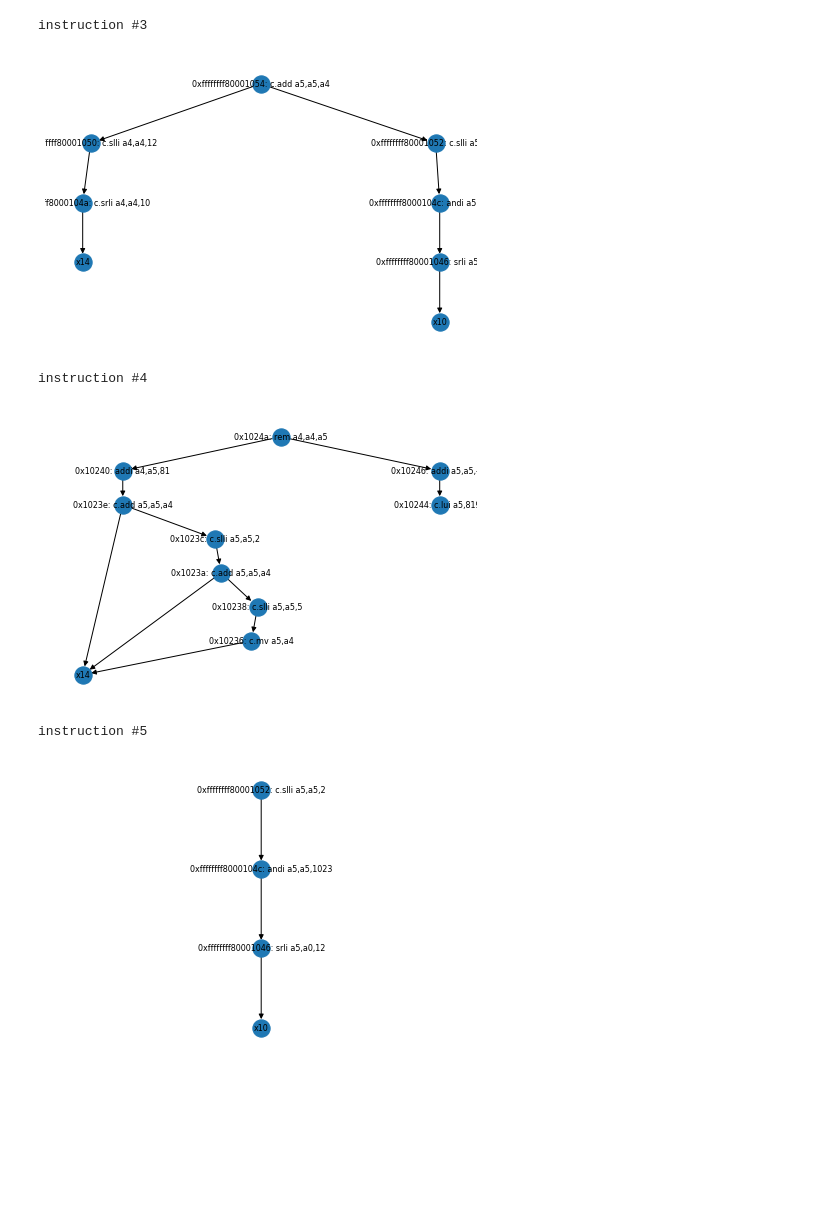
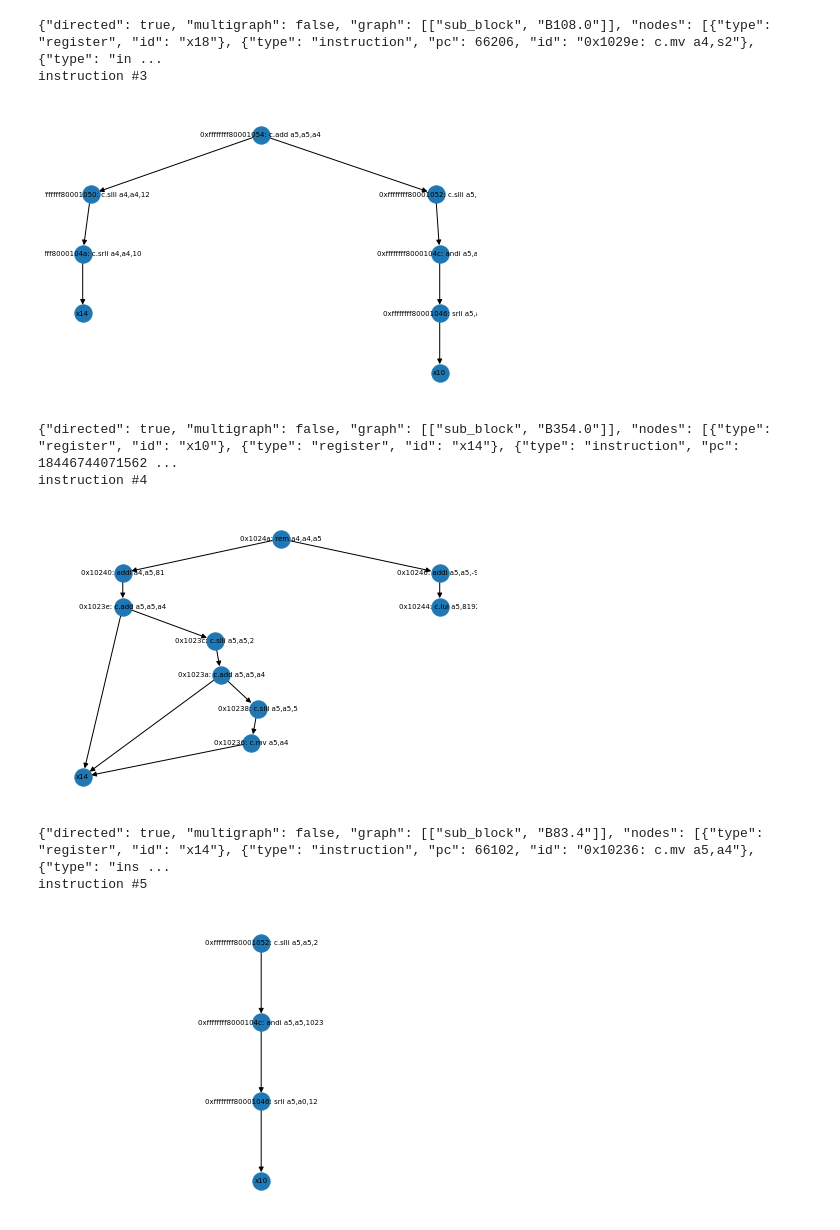
Before and after one commit to riscv-newop/riscv-newop, a Jupyter notebook: examples/top_instructions.ipynb, the cells around one changed output. Drawn from its saved outputs; the diff is of its cells as text; code cells hidden in the pictures; blank space fills up the shorter version.

Commit message:
Add JSON graph data to top_instructions

```diff
--- a/examples/top_instructions.ipynb
+++ b/examples/top_instructions.ipynb
@@ -69,14 +74,30 @@ percent_cycles = float(saved_cycles) / total_cycles * 100
 #plt.plot([x for x in range(len(new_instructions))],list(map(lambda x:x/total_cycles, accumulate([sg.score for sg in new_instructions]))))
 #plt.show()
 
+
+#from matplotlib.pyplot import figure
+#figure(num=None, figsize=(12,8), dpi=80, facecolor='w', edgecolor='k')
+
 i = 0
 for sg in new_instructions[:10]:
     print("instruction #{}".format(i))
     plt.clf()
     pos = graphviz_layout(sg.graph, prog="dot")
-    nx.draw(sg.graph, pos, with_labels=True, font_size=8)
+    nx.draw(sg.graph, pos, with_labels=True, font_size=7)
+
     plt.show()
     i+=1
+
+    # print out JSON
+    for n in sg.graph:
+        if sg.graph.nodes[n]['type'] == "instruction":
+            try:
+                del sg.graph.nodes[n]['instruction']
+            except:
+                pass
+
+    data = json_graph.adjacency_data(sg.graph)
+    print(json.dumps(data))
 
 print(
     """Saved {} cycles out of {} ({:.4}%) with {} new instructions""".format(
@@ -95,7 +118,10 @@ instruction #2
+{"directed": true, "multigraph": false, "graph": [["sub_block", "B108.0"]], "nodes": [{"type": "register", "id": "x18"}, {"type": "instruction", "pc": 66206, "id": "0x1029e: c.mv a4,s2"}, {"type": "in ...
 instruction #3
-[figure, old version]
+[figure, new version]
+{"directed": true, "multigraph": false, "graph": [["sub_block", "B354.0"]], "nodes": [{"type": "register", "id": "x10"}, {"type": "register", "id": "x14"}, {"type": "instruction", "pc": 18446744071562 ...
 instruction #4
-[figure, old version]
+[figure, new version]
+{"directed": true, "multigraph": false, "graph": [["sub_block", "B83.4"]], "nodes": [{"type": "register", "id": "x14"}, {"type": "instruction", "pc": 66102, "id": "0x10236: c.mv a5,a4"}, {"type": "ins ...
 instruction #5
-[figure, old version]
+[figure, new version]
 ... (9 outputs left out)
```
Also changed, not shown: parts of 2 cells of this notebook.
